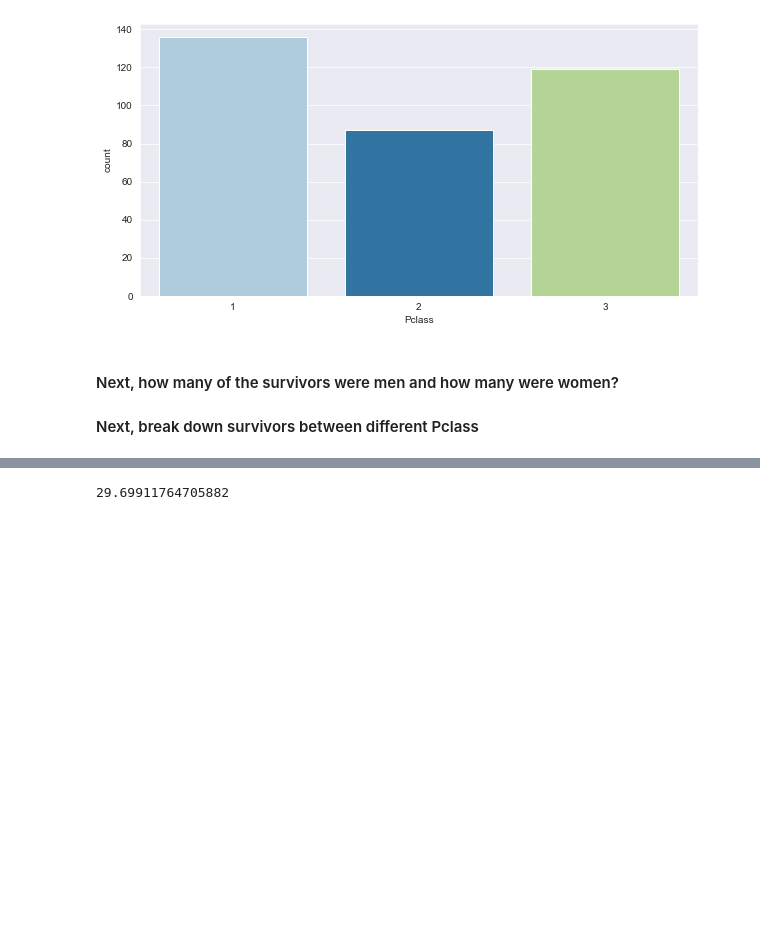
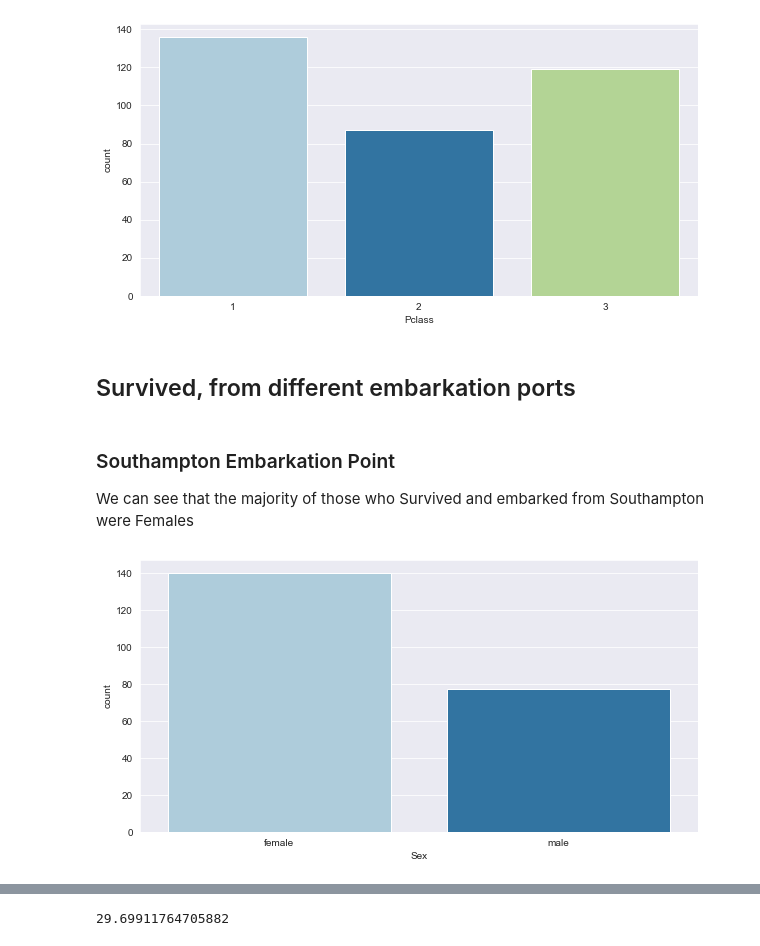
Before and after one commit to nizarhamood/Titanic, a Jupyter notebook: titanic.ipynb, the cells around one changed output, grey strips where cells are left out. Saved outputs shown, nothing was run; the diff lists cells and outputs as text; code cells hidden in the pictures; blank space fills up the shorter version.

```diff
--- a/titanic.ipynb
+++ b/titanic.ipynb
@@ -232,5 +238,13 @@ countplot('Pclass', survived)
 # %% [output]
 [figure]
 # %% [markdown]
-#### Next, how many of the survivors were men and how many were women?
-#### Next, break down survivors between different Pclass
+## Survived, from different embarkation ports
+# %% [markdown]
+### Southampton Embarkation Point
+We can see that the majority of those who Survived and embarked from Southampton were Females
+# %%
+#survived_south = survived[(survived['Embarked']=='S') & (survived['Sex']=='male')]
+survived_south = survived[survived['Embarked']=='S']
+countplot('Sex',survived_south)
+# %% [output]
+[figure, added]
```
Also changed, not shown: parts of 17 cells of this notebook, 2 other files.
